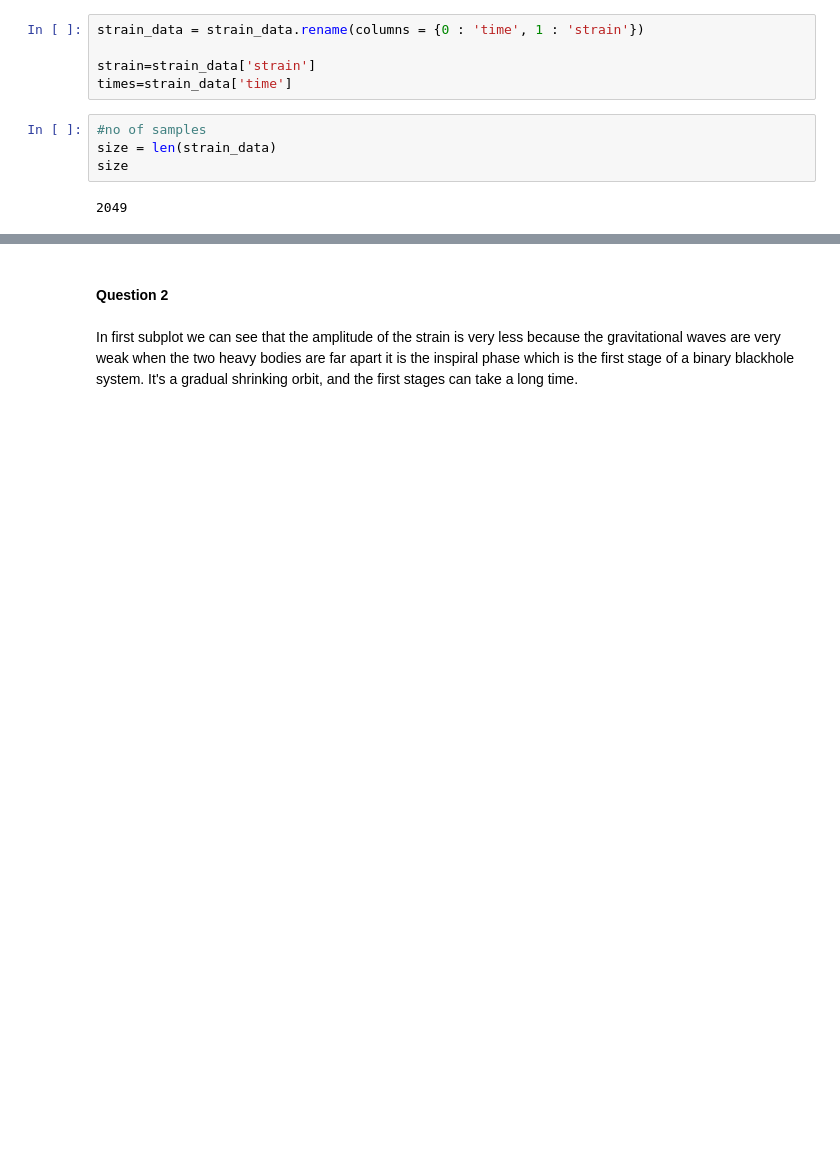
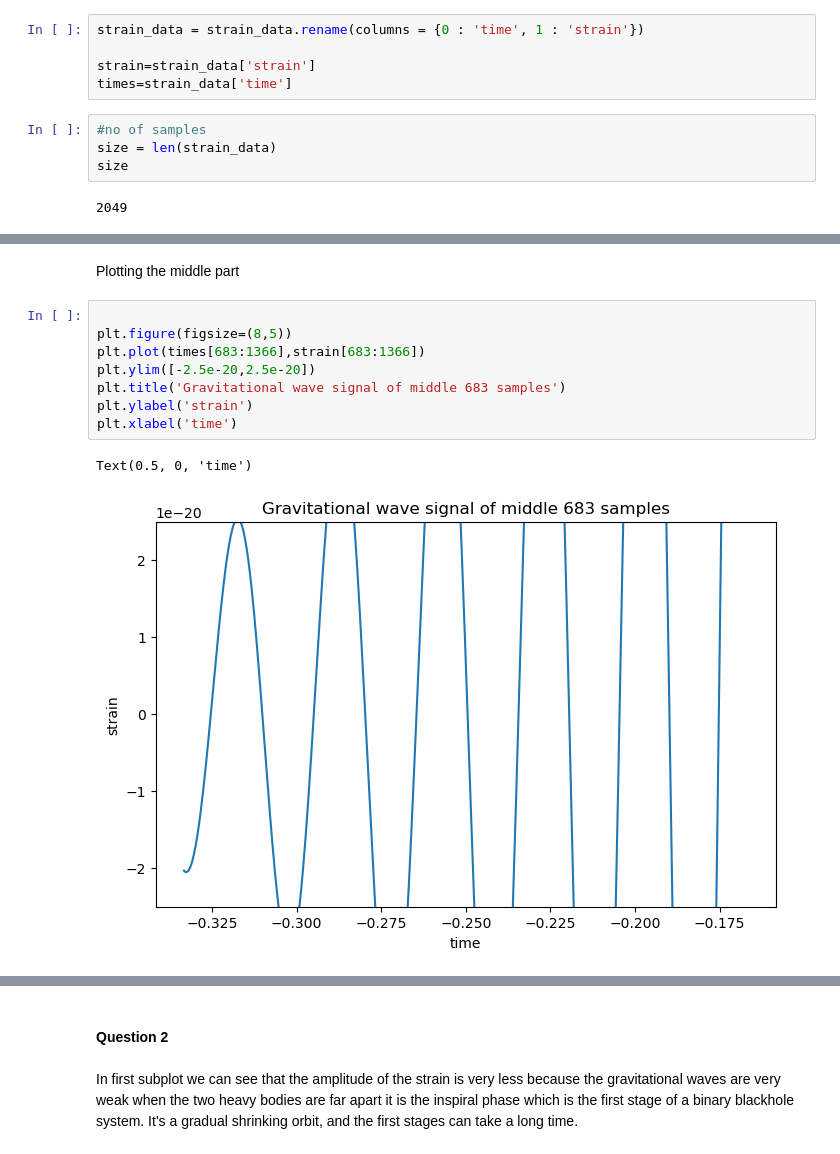
Before and after one commit to omdubey728/Astro_GW_Analysis_Barak, a Jupyter notebook: Part_1_Analysing_Data.ipynb, the cells around one changed output, grey strips where cells are left out. Cells and saved outputs as stored; diff of their text form; blank space fills up the shorter version.

```diff
--- a/Part_1_Analysing_Data.ipynb
+++ b/Part_1_Analysing_Data.ipynb
@@ -62,0 +62,13 @@ max_strain_time
+# %% [markdown]
+Plotting the middle part
+# %%
+
+plt.figure(figsize=(8,5))
+plt.plot(times[683:1366],strain[683:1366])
+plt.ylim([-2.5e-20,2.5e-20])
+plt.title('Gravitational wave signal of middle 683 samples')
+plt.ylabel('strain')
+plt.xlabel('time')
+# %% [output]
+Text(0.5, 0, 'time')
+[figure, added]
```
Also changed, not shown: parts of 6 cells of this notebook.
